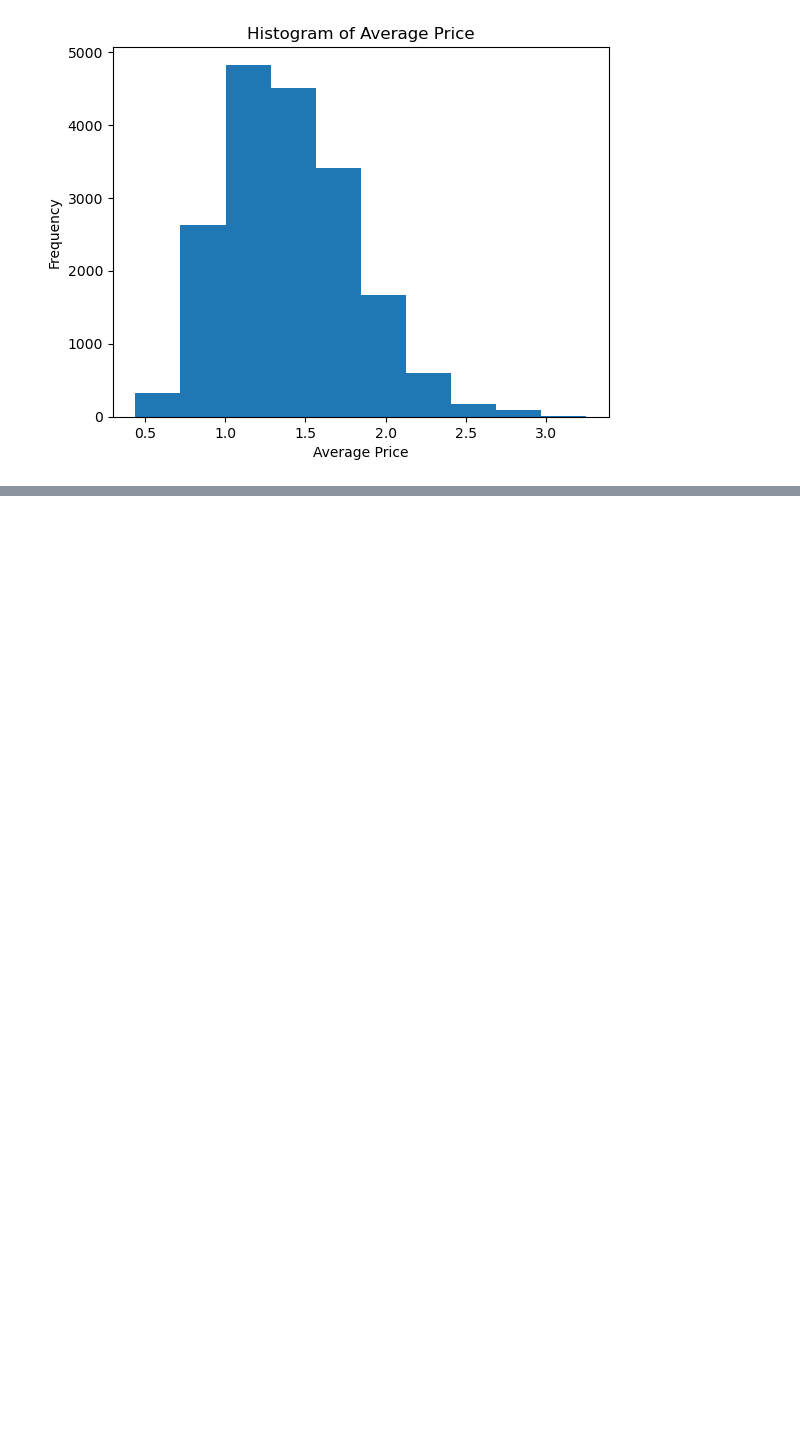
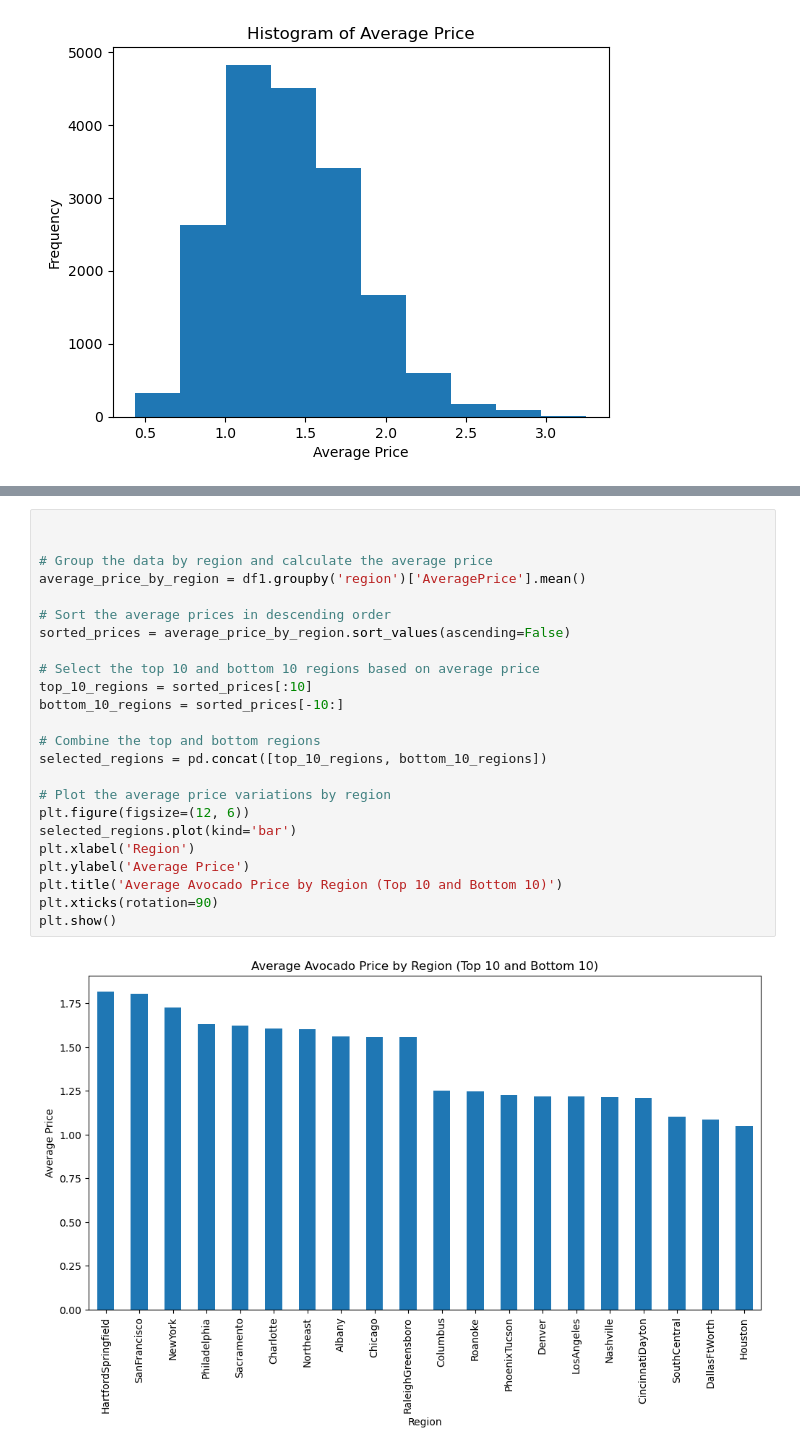
Before and after one commit to The-DigitalAcademy/Machine_Learning-Avocados-, a Jupyter notebook: avocados_ML.ipynb, the cells around one changed output, grey strips where cells are left out. Drawn from its saved outputs; the diff is of its cells as text; blank space fills up the shorter version.

```diff
--- a/avocados_ML.ipynb
+++ b/avocados_ML.ipynb
@@ -568,0 +565,26 @@ Interquartile Range (IQR): 0.5599999999999998
+# %%
+
+
+# Group the data by region and calculate the average price
+average_price_by_region = df1.groupby('region')['AveragePrice'].mean()
+
+# Sort the average prices in descending order
+sorted_prices = average_price_by_region.sort_values(ascending=False)
+
+# Select the top 10 and bottom 10 regions based on average price
+top_10_regions = sorted_prices[:10]
+bottom_10_regions = sorted_prices[-10:]
+
+# Combine the top and bottom regions
+selected_regions = pd.concat([top_10_regions, bottom_10_regions])
+
+# Plot the average price variations by region
+plt.figure(figsize=(12, 6))
+selected_regions.plot(kind='bar')
+plt.xlabel('Region')
+plt.ylabel('Average Price')
+plt.title('Average Avocado Price by Region (Top 10 and Bottom 10)')
+plt.xticks(rotation=90)
+plt.show()
+# %% [output]
+[figure, added]
```
Also changed, not shown: parts of 18 cells of this notebook.
